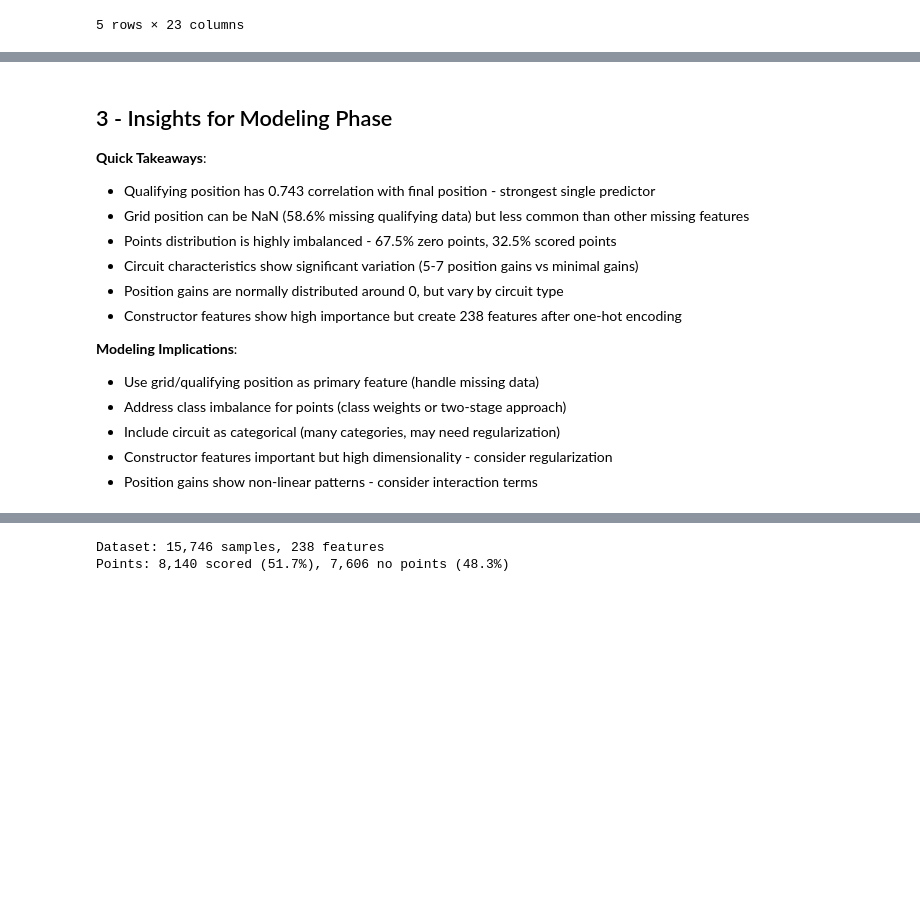
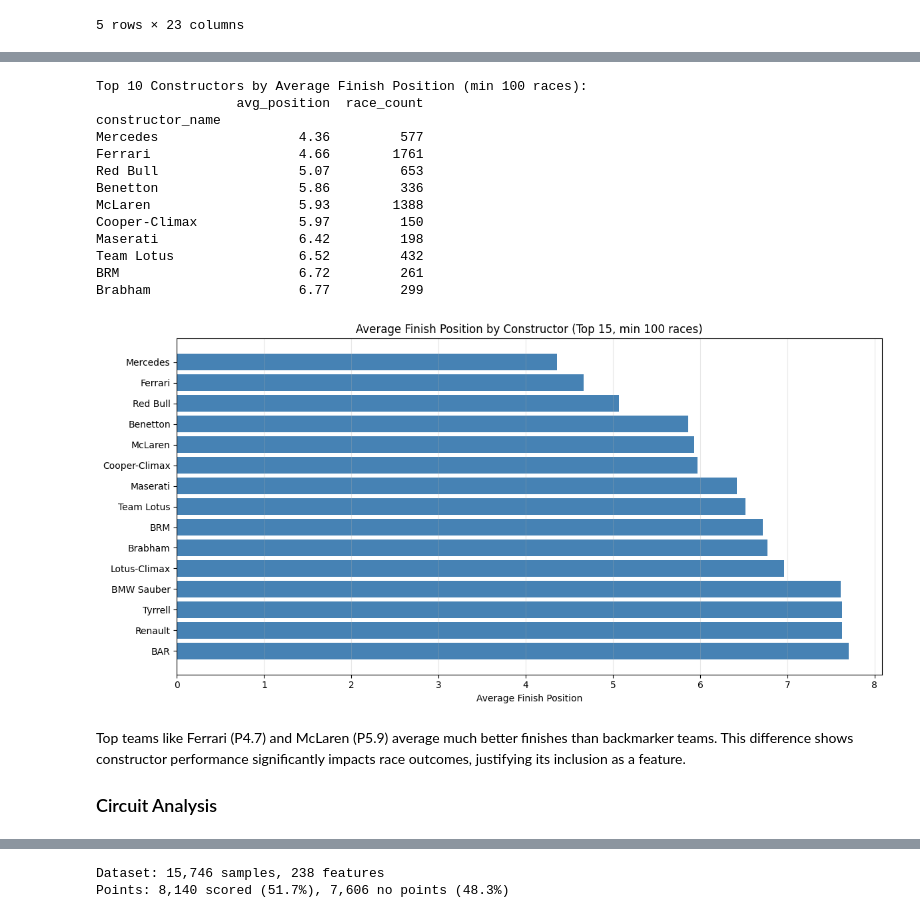
Before and after one commit to noelleketoo/F1-Racing-Analysis, a Jupyter notebook: analysis.ipynb, the cells around one changed output, grey strips where cells are left out. Saved outputs shown, nothing was run; the diff lists cells and outputs as text; code cells hidden in the pictures; blank space fills up the shorter version.

```diff
--- a/analysis.ipynb
+++ b/analysis.ipynb
@@ -304,17 +287,42 @@ Non-zero points: 8,156 (32.5%)
-# %% [markdown]
-## 3 - Insights for Modeling Phase
-
-**Quick Takeaways**:
-- Qualifying position has 0.743 correlation with final position - strongest single predictor
-- Grid position can be NaN (58.6% missing qualifying data) but less common than other missing features
-- Points distribution is highly imbalanced - 67.5% zero points, 32.5% scored points
-- Circuit characteristics show significant variation (5-7 position gains vs minimal gains)
-- Position gains are normally distributed around 0, but vary by circuit type
-- Constructor features show high importance but create 238 features after one-hot encoding
-
-**Modeling Implications**:
-- Use grid/qualifying position as primary feature (handle missing data)
-- Address class imbalance for points (class weights or two-stage approach)
-- Include circuit as categorical (many categories, may need regularization)
-- Constructor features important but high dimensionality - consider regularization
-- Position gains show non-linear patterns - consider interaction terms
+# %%
+# Average finish position by constructor (top 15 by race count)
+constructor_stats = df.groupby('constructor_name').agg({
+    'position': ['mean', 'count']
+}).round(2)
+constructor_stats.columns = ['avg_position', 'race_count']
+constructor_stats = constructor_stats[constructor_stats['race_count'] >= 100].sort_values('avg_position')
+
+print("Top 10 Constructors by Average Finish Position (min 100 races):")
+print(constructor_stats.head(10).to_string())
+
+# Visualize
+fig, ax = plt.subplots(figsize=(12, 6))
+top_constructors = constructor_stats.head(15)
+ax.barh(range(len(top_constructors)), top_constructors['avg_position'], color='steelblue')
+ax.set_yticks(range(len(top_constructors)))
+ax.set_yticklabels(top_constructors.index)
+ax.invert_yaxis()
+ax.set_xlabel('Average Finish Position')
+ax.set_title('Average Finish Position by Constructor (Top 15, min 100 races)')
+ax.grid(True, axis='x', alpha=0.3)
+plt.tight_layout()
+plt.show()
+# %% [output]
+Top 10 Constructors by Average Finish Position (min 100 races):
+                  avg_position  race_count
+constructor_name
+Mercedes                  4.36         577
+Ferrari                   4.66        1761
+Red Bull                  5.07         653
+Benetton                  5.86         336
+McLaren                   5.93        1388
+Cooper-Climax             5.97         150
+Maserati                  6.42         198
+Team Lotus                6.52         432
+BRM                       6.72         261
+Brabham                   6.77         299
+[figure, added]
+# %% [markdown]
+Top teams like Ferrari (P4.7) and McLaren (P5.9) average much better finishes than backmarker teams. This difference shows constructor performance significantly impacts race outcomes, justifying its inclusion as a feature.
+
+### Circuit Analysis
```
Also changed, not shown: parts of 41 cells of this notebook, 1 other file.
